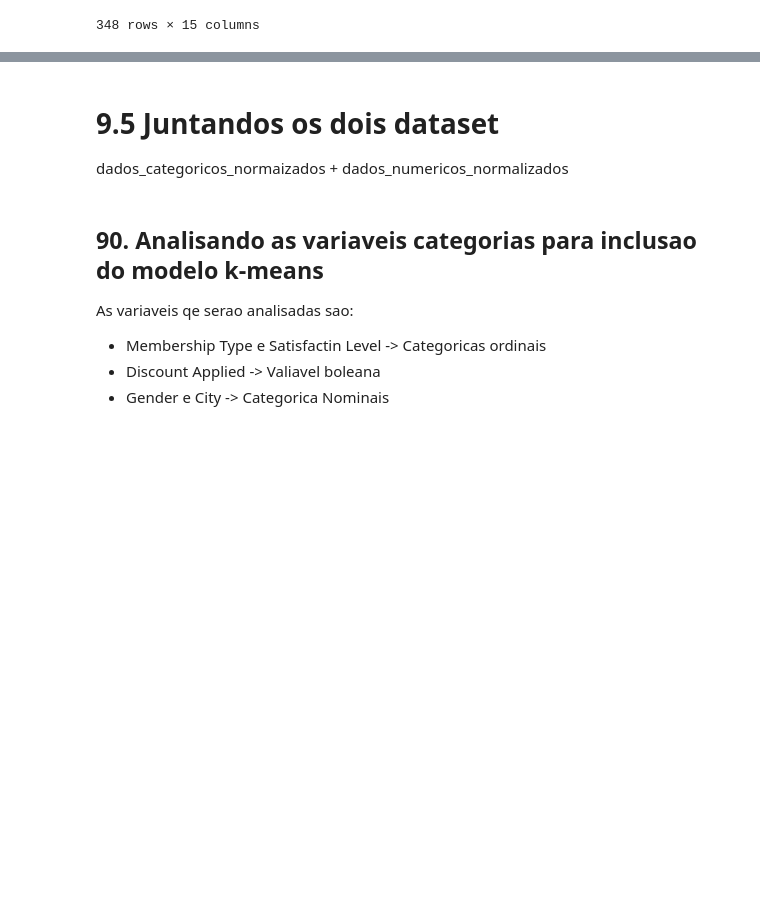
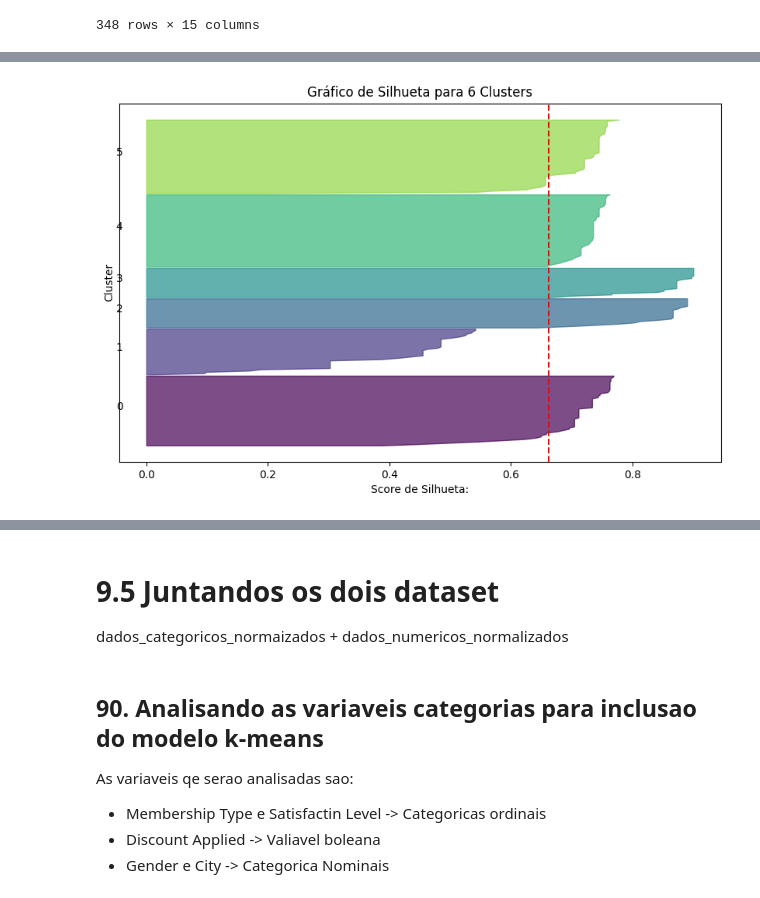
Before and after one commit to HammadN98/Segmentacao_de_Clientes_para_E-commerce, a Jupyter notebook: notebooks/E_commerce_behavior.ipynb, the cells around one changed output, grey strips where cells are left out. Drawn from its saved outputs; the diff is of its cells as text; code cells hidden in the pictures; blank space fills up the shorter version.

```diff
--- a/notebooks/E_commerce_behavior.ipynb
+++ b/notebooks/E_commerce_behavior.ipynb
@@ -495,0 +534,4 @@ Shape: (348, 15)
+# %%
+grafico_silhouette(6)
+# %% [output]
+[figure, added]
```
Also changed, not shown: parts of 10 cells of this notebook.
